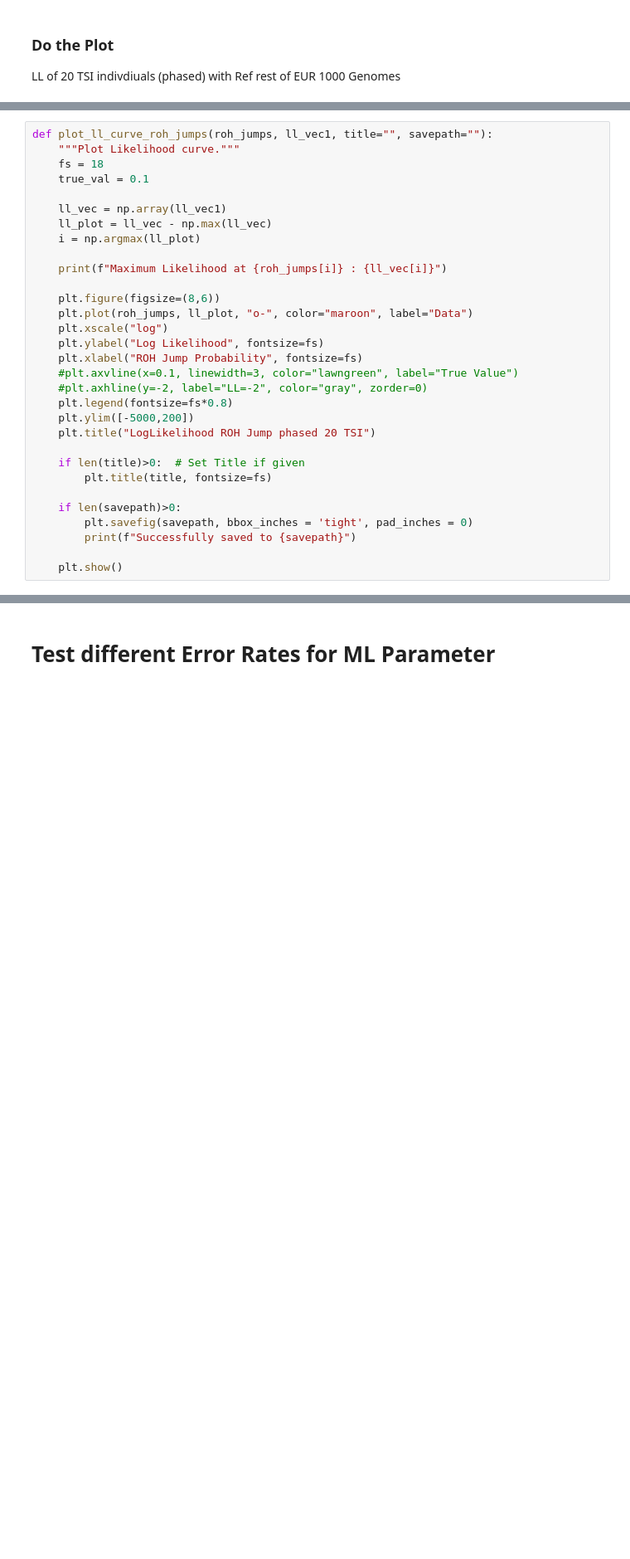
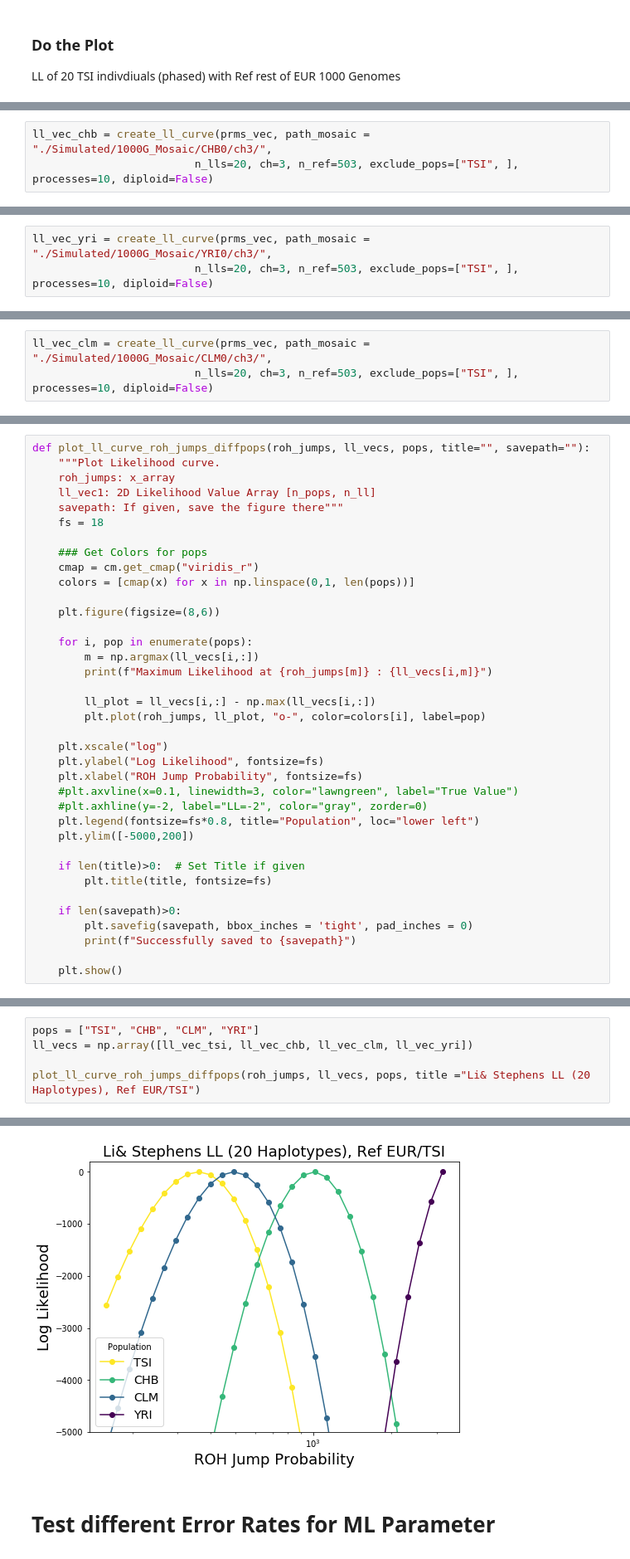
Before and after one commit to hringbauer/hapROH, a Jupyter notebook: Notebooks/LikelihoodAnalysis/likelihoodParams.ipynb, the cells around one changed output, grey strips where cells are left out. Shown at 83% size. Cells and saved outputs as stored; diff of their text form; blank space fills up the shorter version.

```diff
--- a/Notebooks/LikelihoodAnalysis/likelihoodParams.ipynb
+++ b/Notebooks/LikelihoodAnalysis/likelihoodParams.ipynb
@@ -349,0 +390,3 @@ LL of 20 TSI indivdiuals (phased) with Ref rest of EUR 1000 Genomes
+# %%
+ll_vec_chb = create_ll_curve(prms_vec, path_mosaic = "./Simulated/1000G_Mosaic/CHB0/ch3/",
+                         n_lls=20, ch=3, n_ref=503, exclude_pops=["TSI", ], processes=10, diploid=False)
@@ -349,0 +418,3 @@ LL of 20 TSI indivdiuals (phased) with Ref rest of EUR 1000 Genomes
+# %%
+ll_vec_yri = create_ll_curve(prms_vec, path_mosaic = "./Simulated/1000G_Mosaic/YRI0/ch3/",
+                         n_lls=20, ch=3, n_ref=503, exclude_pops=["TSI", ], processes=10, diploid=False)
@@ -349,0 +439,3 @@ LL of 20 TSI indivdiuals (phased) with Ref rest of EUR 1000 Genomes
+# %%
+ll_vec_clm = create_ll_curve(prms_vec, path_mosaic = "./Simulated/1000G_Mosaic/CLM0/ch3/",
+                         n_lls=20, ch=3, n_ref=503, exclude_pops=["TSI", ], processes=10, diploid=False)
@@ -350,25 +462,31 @@ LL of 20 TSI indivdiuals (phased) with Ref rest of EUR 1000 Genomes
 # %%
-def plot_ll_curve_roh_jumps(roh_jumps, ll_vec1, title="", savepath=""):
-    """Plot Likelihood curve."""
+def plot_ll_curve_roh_jumps_diffpops(roh_jumps, ll_vecs, pops, title="", savepath=""):
+    """Plot Likelihood curve.
+    roh_jumps: x_array
+    ll_vec1: 2D Likelihood Value Array [n_pops, n_ll]
+    savepath: If given, save the figure there"""
     fs = 18
-    true_val = 0.1
 
-    ll_vec = np.array(ll_vec1)
-    ll_plot = ll_vec - np.max(ll_vec)
-    i = np.argmax(ll_plot)
-
-    print(f"Maximum Likelihood at {roh_jumps[i]} : {ll_vec[i]}")
+    ### Get Colors for pops
+    cmap = cm.get_cmap("viridis_r")
+    colors = [cmap(x) for x in np.linspace(0,1, len(pops))]
 
     plt.figure(figsize=(8,6))
-    plt.plot(roh_jumps, ll_plot, "o-", color="maroon", label="Data")
+
+    for i, pop in enumerate(pops):
+        m = np.argmax(ll_vecs[i,:])
+        print(f"Maximum Likelihood at {roh_jumps[m]} : {ll_vecs[i,m]}")
+
+        ll_plot = ll_vecs[i,:] - np.max(ll_vecs[i,:])
+        plt.plot(roh_jumps, ll_plot, "o-", color=colors[i], label=pop)
+
     plt.xscale("log")
     plt.ylabel("Log Likelihood", fontsize=fs)
     plt.xlabel("ROH Jump Probability", fontsize=fs)
     #plt.axvline(x=0.1, linewidth=3, color="lawngreen", label="True Value")
     #plt.axhline(y=-2, label="LL=-2", color="gray", zorder=0)
-    plt.legend(fontsize=fs*0.8)
+    plt.legend(fontsize=fs*0.8, title="Population", loc="lower left")
     plt.ylim([-5000,200])
-    plt.title("LogLikelihood ROH Jump phased 20 TSI")
 
     if len(title)>0:  # Set Title if given
         plt.title(title, fontsize=fs)
@@ -386,0 +499,6 @@ Successfully saved to ./figures_test/ll_curve_ROH_jump_20phasedTSI_e01_rohin1000
+# %%
+pops = ["TSI", "CHB", "CLM", "YRI"]
+ll_vecs = np.array([ll_vec_tsi, ll_vec_chb, ll_vec_clm, ll_vec_yri])
+
+plot_ll_curve_roh_jumps_diffpops(roh_jumps, ll_vecs, pops, title ="Li& Stephens LL (20 Haplotypes), Ref EUR/TSI")
+# %% [output]
@@ -387,3 +509,4 @@ Successfully saved to ./figures_test/ll_curve_ROH_jump_20phasedTSI_e01_rohin1000
+[figure, added]
 # %% [markdown]
 # Test different Error Rates for ML Parameter
 # %%
```
Also changed, not shown: parts of 19 cells of this notebook, 3 other files.
